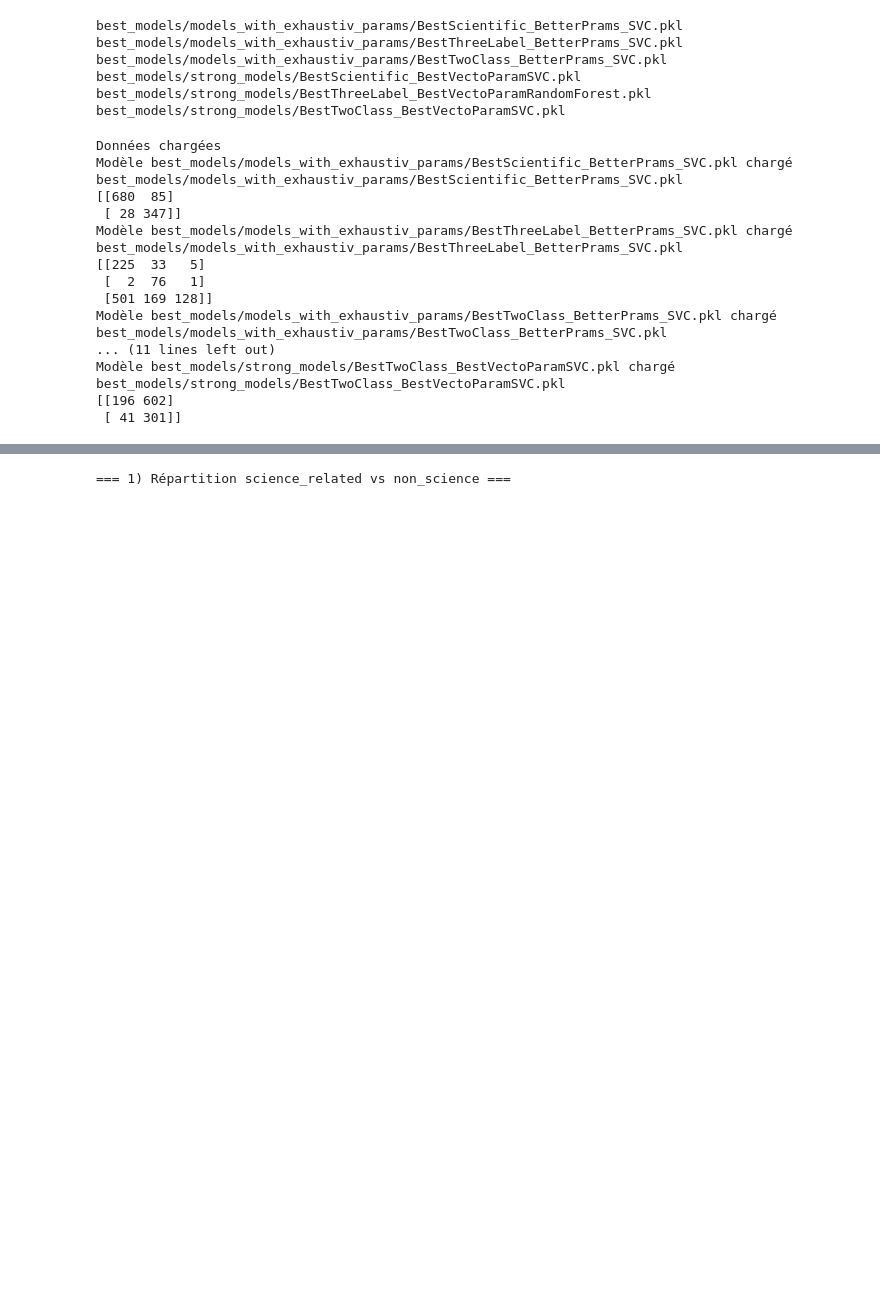
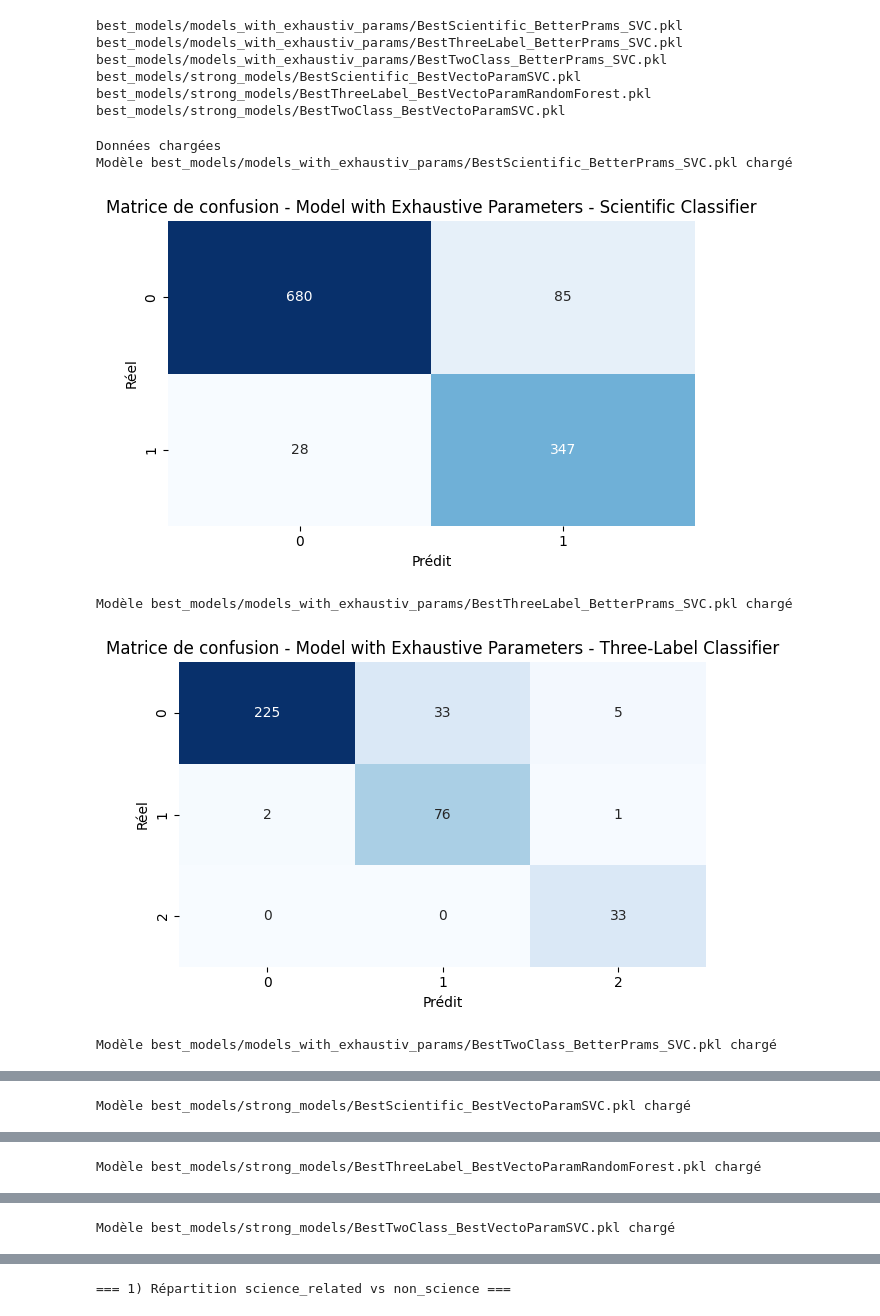
Before and after one commit to Wakeless-Ry/MachineLearning, a Jupyter notebook: Projet_Machine_Learning_Stats.ipynb, the cells around one changed output, grey strips where cells are left out. Cells and saved outputs as stored; diff of their text form; code cells hidden in the pictures; blank space fills up the shorter version.

```diff
--- a/Projet_Machine_Learning_Stats.ipynb
+++ b/Projet_Machine_Learning_Stats.ipynb
@@ -227,47 +227,54 @@ print("Données chargées")
 y_preds = []
 pipes = []
 
 for model_path in all_models:
     pipe = joblib.load(model_path)
     print("Modèle " + model_path + " chargé")
 
     # Préparer les données de test pour les statistiques
     dftest = sample
 
+    if "strong_models" in model_path:
+        name = "Strong Model"
+    elif "models_with_exhaustiv_params" in model_path:
+        name = "Model with Exhaustive Parameters"
+    else:
+        name = "Unknown Model Type"
+
     if "Scientific" in model_path:
+        name += " - Scientific Classifier"
         X_test = dftest.text
         y_test = dftest.science_related
     elif "ThreeLabel" in model_path:
+        name += " - Three-Label Classifier"
+        dftest = dftest[dftest["science_related"] == 1]
         X_test = dftest.text
         y_test = dftest.apply(make_3class_label, axis=1)
     elif "TwoClass" in model_path:
+        name += " - Two-Class Classifier"
+        dftest = dftest[dftest["science_related"] == 1]
         X_test = dftest.text
         y_test = ((dftest['scientific_claim'] == 1) | (dftest['scientific_reference'] == 1)).astype(int)
     else:
+        name += " - Unknown Classifier"
         raise ValueError("Type de classifieur inconnu : " + model_path)
 
     # Faire les prédictions avec le modèle chargé
     y_pred = pipe.predict(X_test)
     y_preds.append(y_pred)
     pipes.append(pipe)
     conf_mat = confusion_matrix(y_test, y_pred)
-    print(model_path)
-    print(conf_mat)
+    plt.figure(figsize=(6, 4))
+    sns.heatmap(conf_mat, annot=True, fmt="d", cmap="Blues", cbar=False)
+    plt.title(f"Matrice de confusion - {name}")
+    plt.xlabel("Prédit")
+    plt.ylabel("Réel")
+    plt.tight_layout()
+    plt.show()
 # %% [output]
 Données chargées
 Modèle best_models/models_with_exhaustiv_params/BestScientific_BetterPrams_SVC.pkl chargé
-best_models/models_with_exhaustiv_params/BestScientific_BetterPrams_SVC.pkl
-[[680  85]
- [ 28 347]]
-Modèle best_models/models_with_exhaustiv_params/BestThreeLabel_BetterPrams_SVC.pkl chargé
-best_models/models_with_exhaustiv_params/BestThreeLabel_BetterPrams_SVC.pkl
-[[225  33   5]
- [  2  76   1]
- [501 169 128]]
-Modèle best_models/models_with_exhaustiv_params/BestTwoClass_BetterPrams_SVC.pkl chargé
-best_models/models_with_exhaustiv_params/BestTwoClass_BetterPrams_SVC.pkl
-... (11 lines left out)
-Modèle best_models/strong_models/BestTwoClass_BestVectoParamSVC.pkl chargé
-best_models/strong_models/BestTwoClass_BestVectoParamSVC.pkl
-[[196 602]
- [ 41 301]]
+[figure, added]
+Modèle best_models/models_with_exhaustiv_params/BestThreeLabel_BetterPrams_SVC.pkl chargé
+[figure, added]
+Modèle best_models/models_with_exhaustiv_params/BestTwoClass_BetterPrams_SVC.pkl chargé
@@ -273,0 +282 @@ best_models/strong_models/BestTwoClass_BestVectoParamSVC.pkl
+Modèle best_models/strong_models/BestScientific_BestVectoParamSVC.pkl chargé
@@ -273,0 +284 @@ best_models/strong_models/BestTwoClass_BestVectoParamSVC.pkl
+Modèle best_models/strong_models/BestThreeLabel_BestVectoParamRandomForest.pkl chargé
@@ -273,0 +286 @@ best_models/strong_models/BestTwoClass_BestVectoParamSVC.pkl
+Modèle best_models/strong_models/BestTwoClass_BestVectoParamSVC.pkl chargé
```
Also changed, not shown: parts of 6 cells of this notebook.
